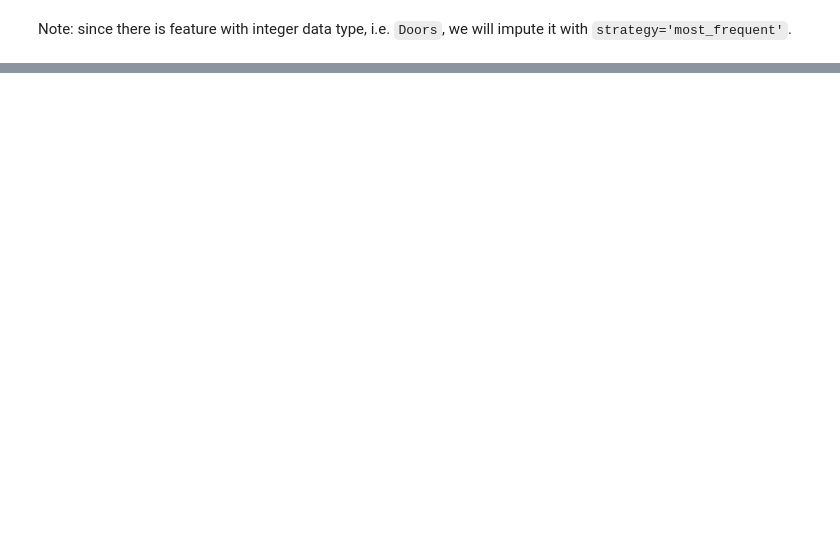
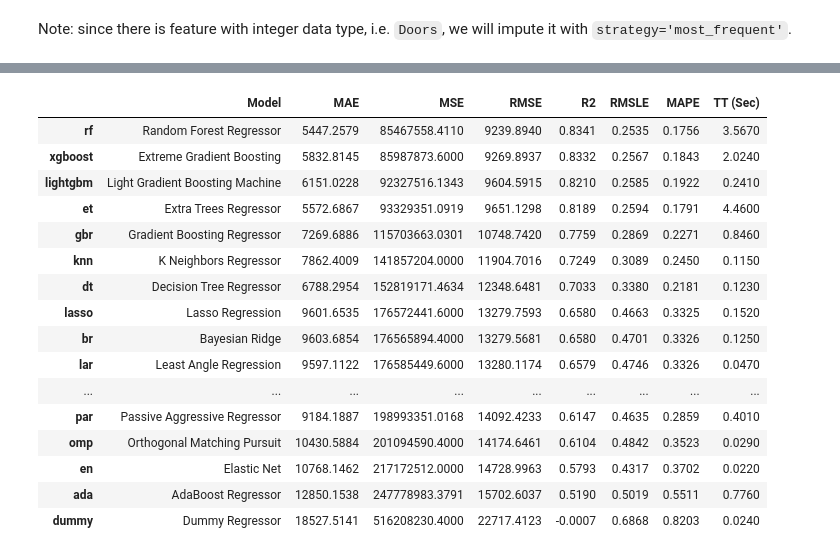
Before and after one commit to alfiannajih/used-vehicle-price-prediction, a Jupyter notebook: used_vehicle.ipynb, the cells around one changed output, grey strips where cells are left out. Saved outputs shown, nothing was run; the diff lists cells and outputs as text; code cells hidden in the pictures; blank space fills up the shorter version.

Commit message:
compare models

```diff
--- a/used_vehicle.ipynb
+++ b/used_vehicle.ipynb
@@ -530,0 +897,3 @@ RMSE: 10673.842465079844
+# %%
+models = regression.compare_models()
+# %% [output]
@@ -530,0 +901,17 @@ RMSE: 10673.842465079844
+|  | Model | MAE | MSE | RMSE | R2 | RMSLE | MAPE | TT (Sec) |
+| rf | Random Forest Regressor | 5447.2579 | 85467558.4110 | 9239.8940 | 0.8341 | 0.2535 | 0.1756 | 3.5670 |
+| xgboost | Extreme Gradient Boosting | 5832.8145 | 85987873.6000 | 9269.8937 | 0.8332 | 0.2567 | 0.1843 | 2.0240 |
+| lightgbm | Light Gradient Boosting Machine | 6151.0228 | 92327516.1343 | 9604.5915 | 0.8210 | 0.2585 | 0.1922 | 0.2410 |
+| et | Extra Trees Regressor | 5572.6867 | 93329351.0919 | 9651.1298 | 0.8189 | 0.2594 | 0.1791 | 4.4600 |
+| gbr | Gradient Boosting Regressor | 7269.6886 | 115703663.0301 | 10748.7420 | 0.7759 | 0.2869 | 0.2271 | 0.8460 |
+| knn | K Neighbors Regressor | 7862.4009 | 141857204.0000 | 11904.7016 | 0.7249 | 0.3089 | 0.2450 | 0.1150 |
+| dt | Decision Tree Regressor | 6788.2954 | 152819171.4634 | 12348.6481 | 0.7033 | 0.3380 | 0.2181 | 0.1230 |
+| lasso | Lasso Regression | 9601.6535 | 176572441.6000 | 13279.7593 | 0.6580 | 0.4663 | 0.3325 | 0.1520 |
+| br | Bayesian Ridge | 9603.6854 | 176565894.4000 | 13279.5681 | 0.6580 | 0.4701 | 0.3326 | 0.1250 |
+| lar | Least Angle Regression | 9597.1122 | 176585449.6000 | 13280.1174 | 0.6579 | 0.4746 | 0.3326 | 0.0470 |
+| ... | ... | ... | ... | ... | ... | ... | ... | ... |
+| par | Passive Aggressive Regressor | 9184.1887 | 198993351.0168 | 14092.4233 | 0.6147 | 0.4635 | 0.2859 | 0.4010 |
+| omp | Orthogonal Matching Pursuit | 10430.5884 | 201094590.4000 | 14174.6461 | 0.6104 | 0.4842 | 0.3523 | 0.0290 |
+| en | Elastic Net | 10768.1462 | 217172512.0000 | 14728.9963 | 0.5793 | 0.4317 | 0.3702 | 0.0220 |
+| ada | AdaBoost Regressor | 12850.1538 | 247778983.3791 | 15702.6037 | 0.5190 | 0.5019 | 0.5511 | 0.7760 |
+| dummy | Dummy Regressor | 18527.5141 | 516208230.4000 | 22717.4123 | -0.0007 | 0.6868 | 0.8203 | 0.0240 |
```
Also changed, not shown: parts of 57 cells of this notebook.
